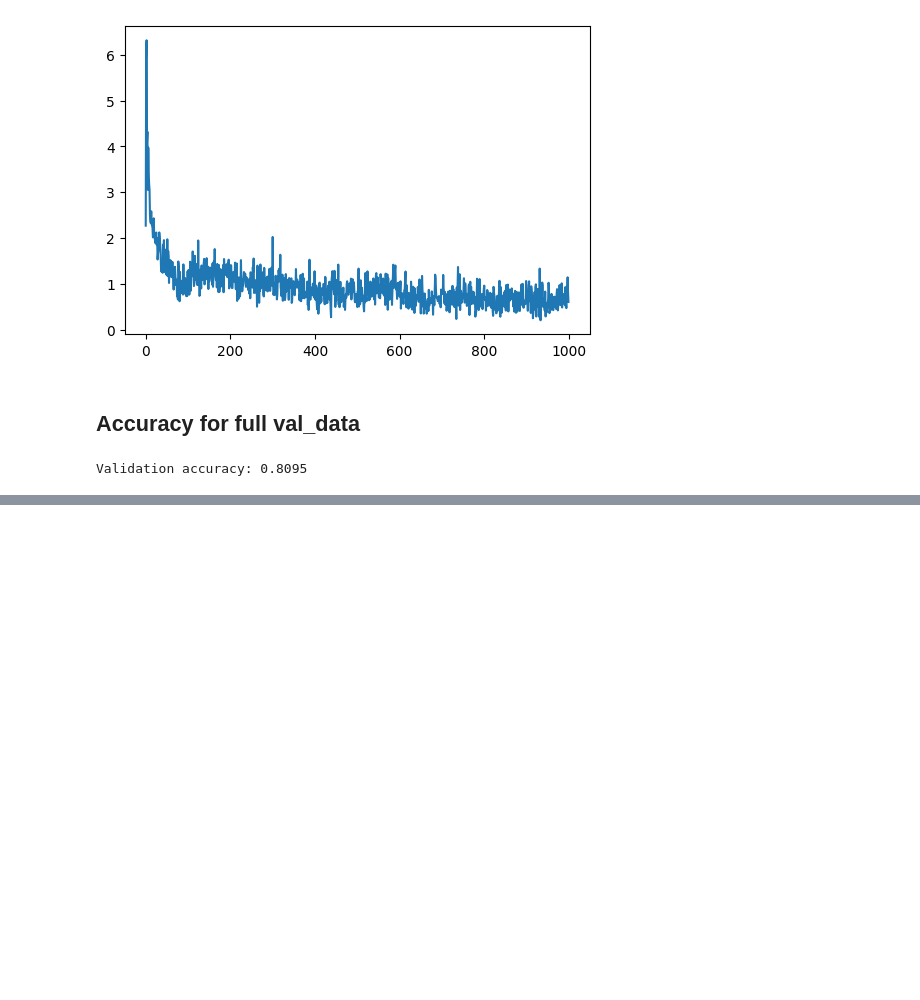
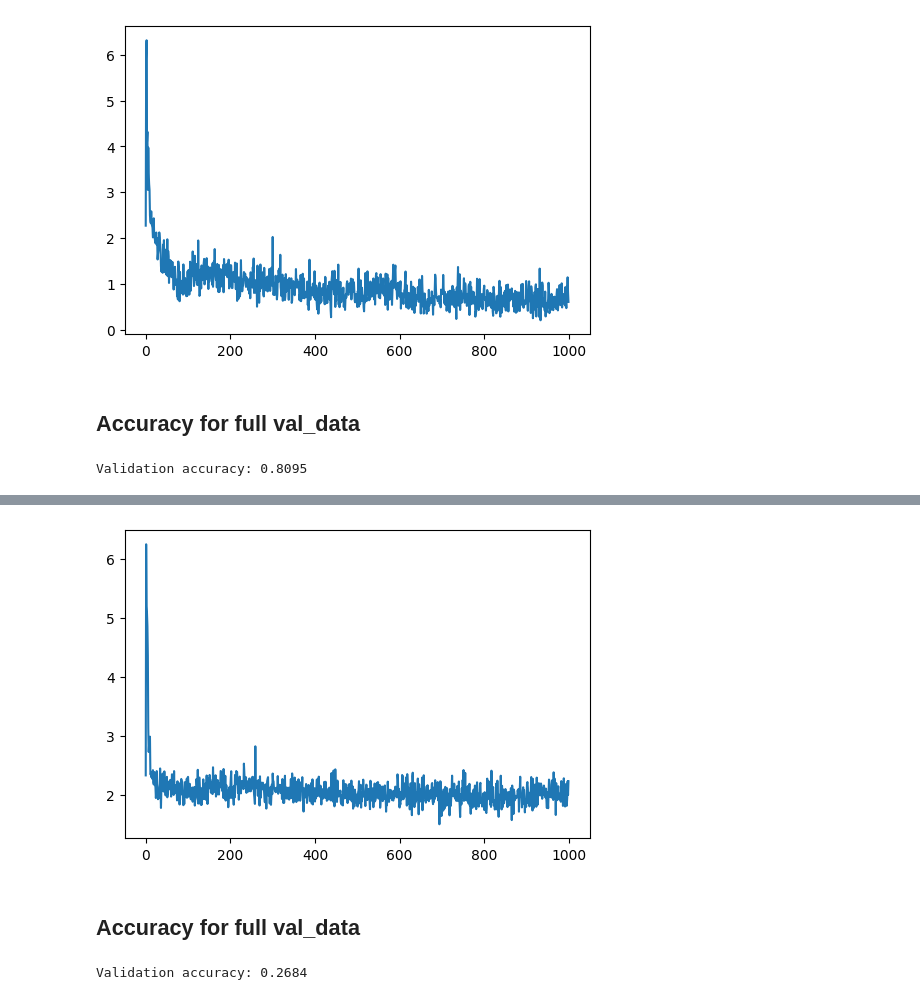
Before and after one commit to samitha278/nanoViT, a Jupyter notebook: test_vit.ipynb, the cells around one changed output, grey strips where cells are left out. Saved outputs shown, nothing was run; the diff lists cells and outputs as text; code cells hidden in the pictures; blank space fills up the shorter version.

Commit message:
Trained for CIFAR10 , T4 GPU

```diff
--- a/test_vit.ipynb
+++ b/test_vit.ipynb
@@ -356,0 +351,15 @@ Validation accuracy: 0.8095
+# %%
+transform_train = transforms.Compose([transforms.ToTensor()])
+
+train_dataset = datasets.CIFAR10(root='data', train=True, download=True, transform=transform_train)
+val_dataset = datasets.CIFAR10(root='data', train=False, download=True, transform=transform_train)
+# %%
+torch.manual_seed(278)
+if torch.cuda.is_available():
+    torch.cuda.manual_seed(278)
+
+batch_size = 32
+
+
+train_data = DataLoader(train_dataset, batch_size=batch_size, shuffle=True)
+val_data = DataLoader(val_dataset, batch_size=batch_size, shuffle=True)
@@ -356,0 +372,17 @@ Validation accuracy: 0.8095
+# %%
+@dataclass
+class Config:
+    num_classes: int = 10
+    img_size: int = 32         # For CIFAR
+    im_channels: int = 3
+    patch_size: int = 8
+
+    n_head: int = 4
+    n_layer: int = 4
+    n_embd: int = 768
+
+    dropout = 0.2
+
+    @property
+    def n_patch(self):
+        return (self.img_size//self.patch_size)**2
@@ -356,0 +450,25 @@ Validation accuracy: 0.8095
+# %%
+plt.figure(figsize=(6,4))
+plt.plot(losses)
+plt.show()
+# %% [output]
+[figure, added]
+# %% [markdown]
+## Accuracy for full val_data
+# %%
+torch.manual_seed(278)
+if torch.cuda.is_available():
+    torch.cuda.manual_seed(278)
+
+correct, total = 0, 0
+for xb, yb in val_data:
+    xb,yb = xb.to(device),yb.to(device)
+    logits = vit(xb)
+    preds = torch.argmax(logits, dim=-1)
+    correct += (preds == yb).sum().item()
+    total += yb.size(0)
+
+val_acc = correct / total
+print(f"Validation accuracy: {val_acc:.4f}")
+# %% [output]
+Validation accuracy: 0.2684
```
Also changed, not shown: parts of 7 cells of this notebook.
